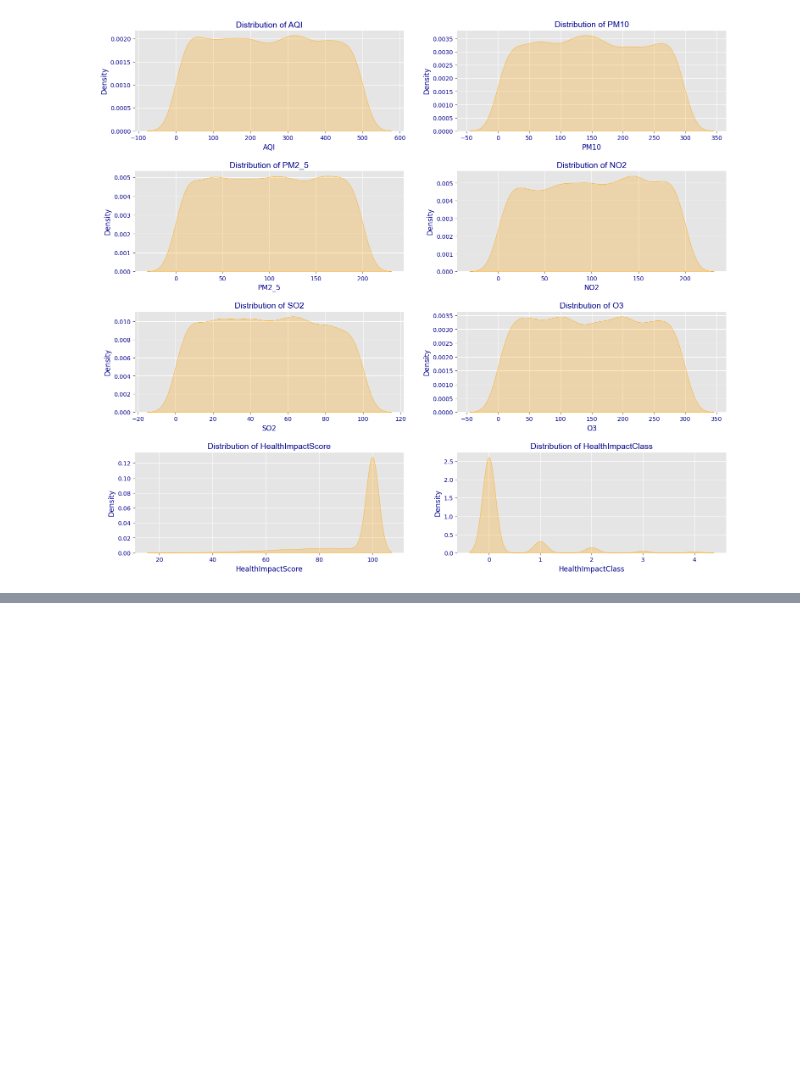
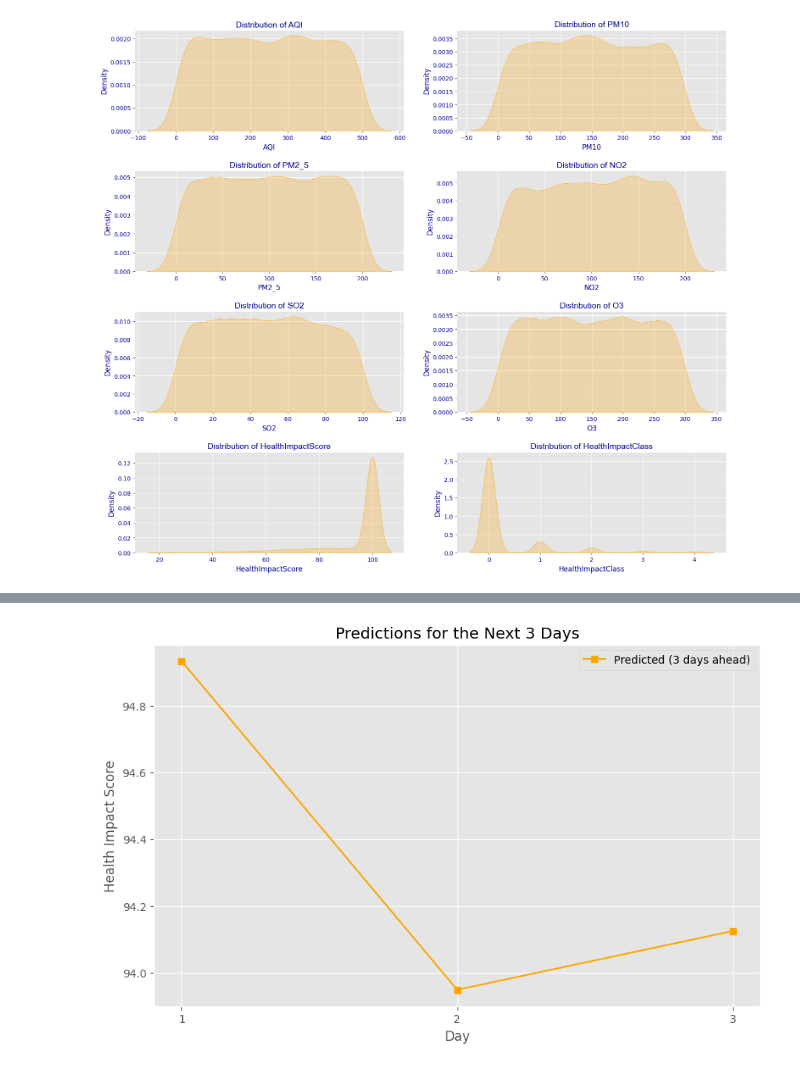
Before and after one commit to MuchBasroil/capstone-project-awair, a Jupyter notebook: RNN & LTSM.ipynb, the cells around one changed output, grey strips where cells are left out. Saved outputs shown, nothing was run; the diff lists cells and outputs as text; code cells hidden in the pictures; blank space fills up the shorter version.

```diff
--- a/RNN & LTSM.ipynb
+++ b/RNN & LTSM.ipynb
@@ -370,0 +393,19 @@ Hari ke-3: 93.6551
+# %%
+# Visualisasi prediksi 3 hari ke depan
+plt.figure(figsize=(10, 6))
+
+# Plot prediksi 3 hari ke depan
+plt.plot(range(1, 4), predictions_scaled.flatten(), label="Predicted (3 days ahead)", linestyle='-', marker='s', color='orange')
+
+# Tambahkan detail pada grafik
+plt.title("Predictions for the Next 3 Days")
+plt.xlabel("Day")
+plt.ylabel("Health Impact Score")
+plt.xticks(range(1, 4))
+plt.legend()
+plt.grid(True)
+
+# Tampilkan grafik
+plt.show()
+# %% [output]
+[figure, added]
```
Also changed, not shown: parts of 10 cells of this notebook.
